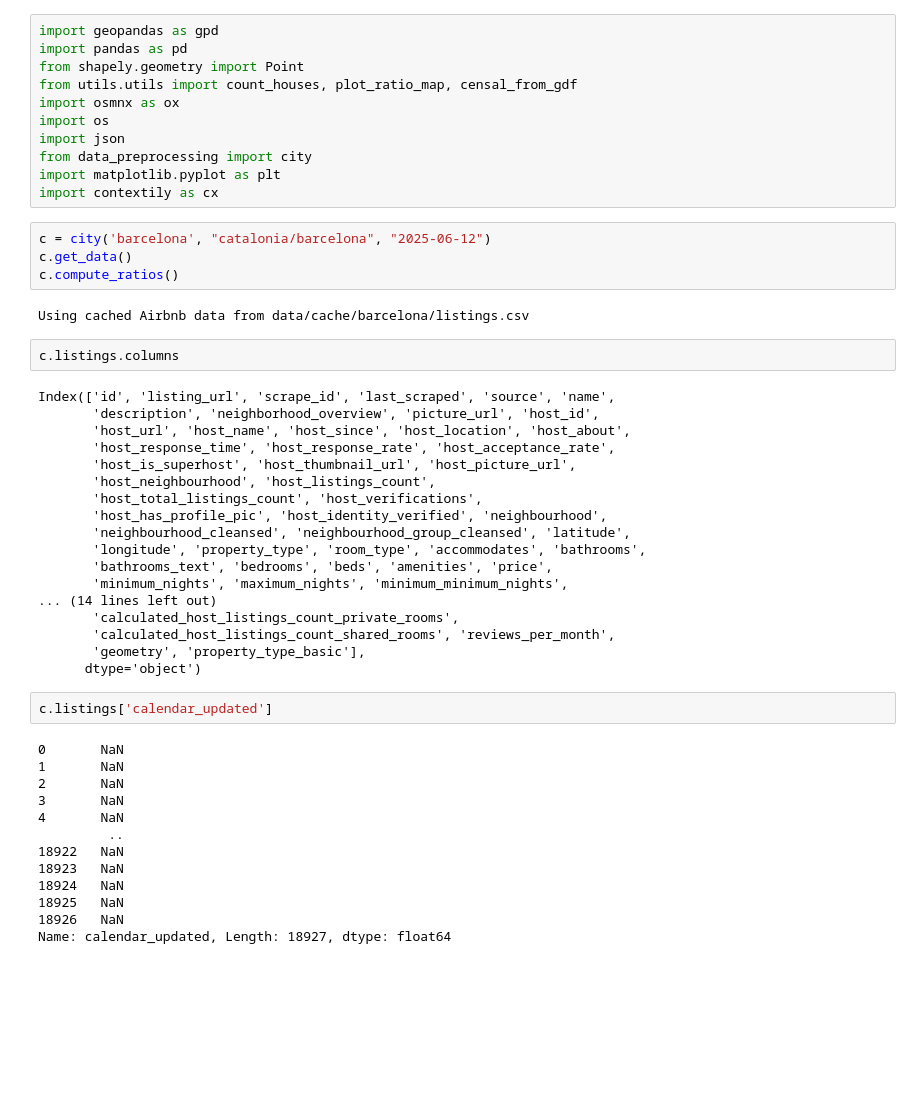
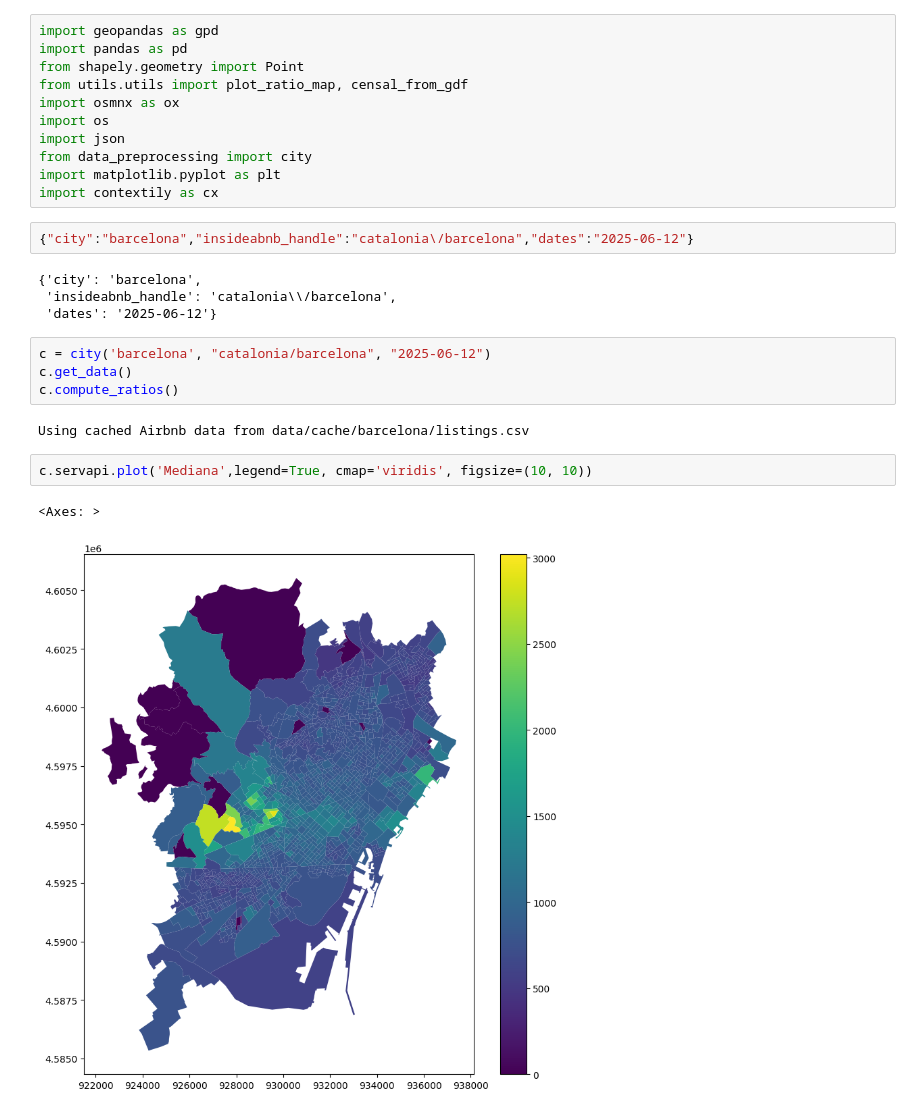
Before and after one commit to mehrrero/parasites, a Jupyter notebook: tests.ipynb, the cells around one changed output. Saved outputs shown, nothing was run; the diff lists cells and outputs as text; blank space fills up the shorter version.

```diff
--- a/tests.ipynb
+++ b/tests.ipynb
@@ -2,51 +2,27 @@
 import geopandas as gpd
 import pandas as pd
 from shapely.geometry import Point
-from utils.utils import count_houses, plot_ratio_map, censal_from_gdf
+from utils.utils import plot_ratio_map, censal_from_gdf
 import osmnx as ox
 import os
 import json
 from data_preprocessing import city
 import matplotlib.pyplot as plt
 import contextily as cx
+# %%
+{"city":"barcelona","insideabnb_handle":"catalonia\/barcelona","dates":"2025-06-12"}
+# %% [output]
+{'city': 'barcelona',
+ 'insideabnb_handle': 'catalonia\\/barcelona',
+ 'dates': '2025-06-12'}
 # %%
 c = city('barcelona', "catalonia/barcelona", "2025-06-12")
 c.get_data()
 c.compute_ratios()
 # %% [output]
 Using cached Airbnb data from data/cache/barcelona/listings.csv
-# %%
-c.listings.columns
-# %% [output]
-Index(['id', 'listing_url', 'scrape_id', 'last_scraped', 'source', 'name',
-       'description', 'neighborhood_overview', 'picture_url', 'host_id',
-       'host_url', 'host_name', 'host_since', 'host_location', 'host_about',
-       'host_response_time', 'host_response_rate', 'host_acceptance_rate',
-       'host_is_superhost', 'host_thumbnail_url', 'host_picture_url',
-       'host_neighbourhood', 'host_listings_count',
-       'host_total_listings_count', 'host_verifications',
-       'host_has_profile_pic', 'host_identity_verified', 'neighbourhood',
-       'neighbourhood_cleansed', 'neighbourhood_group_cleansed', 'latitude',
-       'longitude', 'property_type', 'room_type', 'accommodates', 'bathrooms',
-       'bathrooms_text', 'bedrooms', 'beds', 'amenities', 'price',
-       'minimum_nights', 'maximum_nights', 'minimum_minimum_nights',
-... (14 lines left out)
-       'calculated_host_listings_count_private_rooms',
-       'calculated_host_listings_count_shared_rooms', 'reviews_per_month',
-       'geometry', 'property_type_basic'],
-      dtype='object')
-# %%
-c.listings['calendar_updated']
-# %% [output]
-0       NaN
-1       NaN
-2       NaN
-3       NaN
-4       NaN
-         ..
-18922   NaN
-18923   NaN
-18924   NaN
-18925   NaN
-18926   NaN
-Name: calendar_updated, Length: 18927, dtype: float64
+# %%
+c.servapi.plot('Mediana',legend=True, cmap='viridis', figsize=(10, 10))
+# %% [output]
+<Axes: >
+[figure, added]
```
Also changed, not shown: 2 other files.
